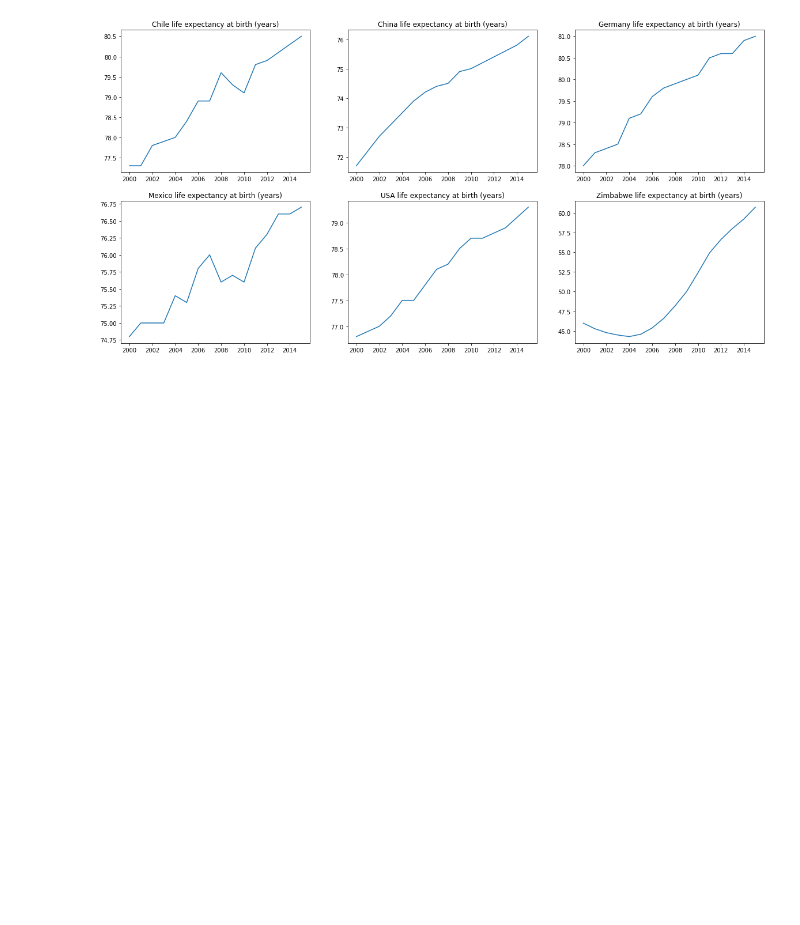
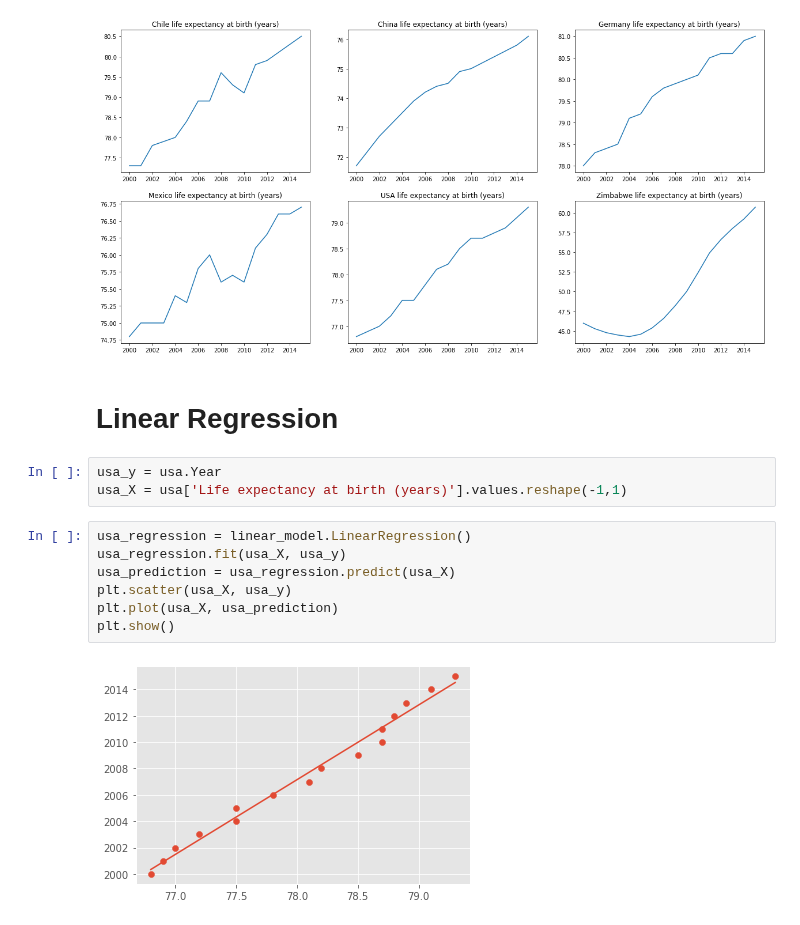
Before and after one commit to TahlonBrahic/Data-Science-Portfolio, a Jupyter notebook: Data Analysis/GDP vs Life Expectancy/GDPvsLifeExpectancy.ipynb, the cells around one changed output. Saved outputs shown, nothing was run; the diff lists cells and outputs as text; blank space fills up the shorter version.

```diff
--- a/Data Analysis/GDP vs Life Expectancy/GDPvsLifeExpectancy.ipynb
+++ b/Data Analysis/GDP vs Life Expectancy/GDPvsLifeExpectancy.ipynb
@@ -55,3 +59,17 @@ plt.title('Zimbabwe life expectancy at birth (years)')
 plt.show()
 # %% [output]
 [figure]
+# %% [markdown]
+# Linear Regression
+# %%
+usa_y = usa.Year
+usa_X = usa['Life expectancy at birth (years)'].values.reshape(-1,1)
+# %%
+usa_regression = linear_model.LinearRegression()
+usa_regression.fit(usa_X, usa_y)
+usa_prediction = usa_regression.predict(usa_X)
+plt.scatter(usa_X, usa_y)
+plt.plot(usa_X, usa_prediction)
+plt.show()
+# %% [output]
+[figure, added]
```
Also changed, not shown: parts of 3 cells of this notebook.
